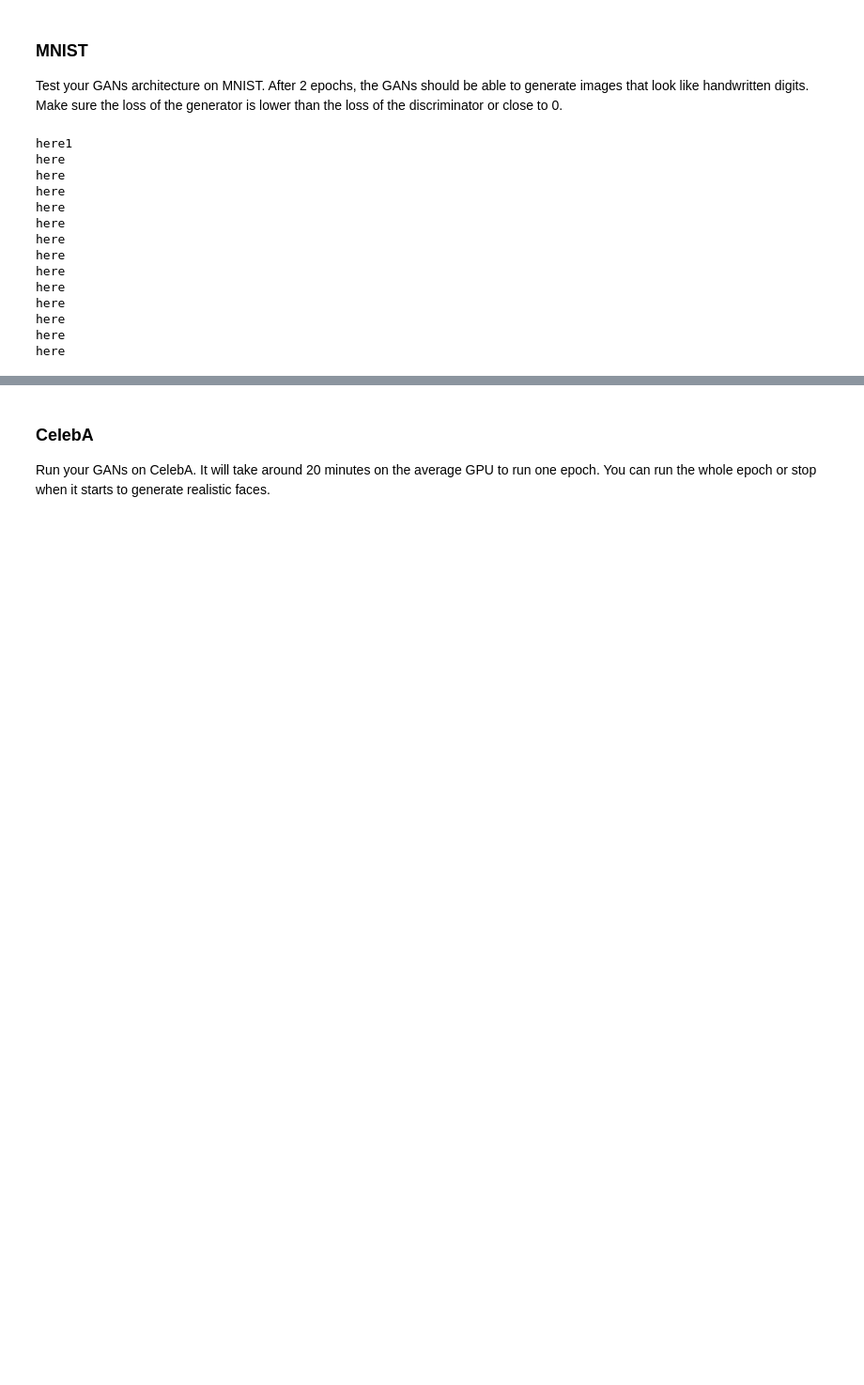
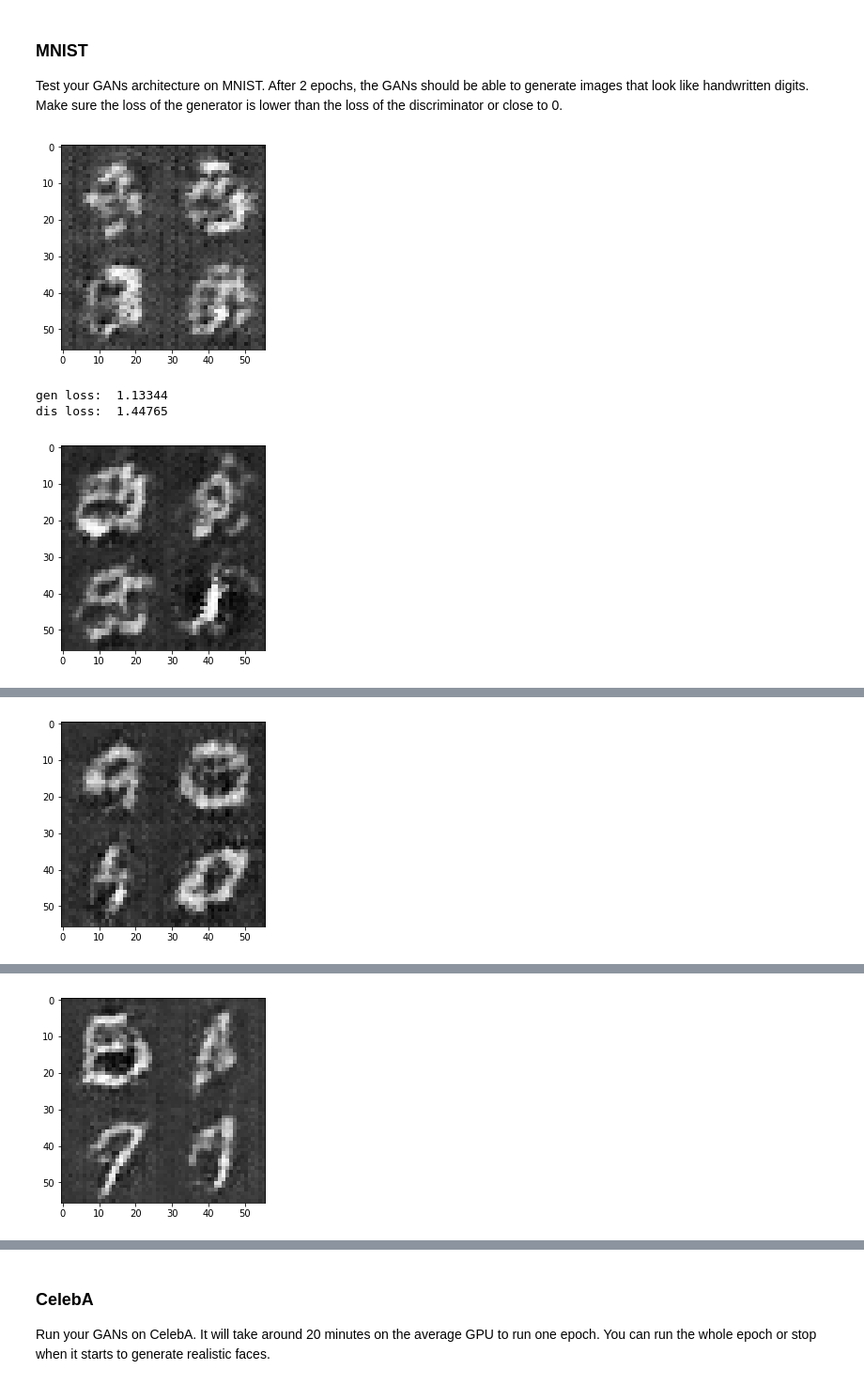
Before and after one commit to mboker/generate_faces_gan, a Jupyter notebook: dlnd_face_generation.ipynb, the cells around one changed output, grey strips where cells are left out. Shown at 94% size. Saved outputs shown, nothing was run; the diff lists cells and outputs as text; code cells hidden in the pictures; blank space fills up the shorter version.

```diff
--- a/dlnd_face_generation.ipynb
+++ b/dlnd_face_generation.ipynb
@@ -187,7 +191,7 @@ def generator(z, out_channel_dim, is_train=True, alpha=0.2):
         x2 = tf.layers.batch_normalization(x2, training=is_train)
         x2 = tf.maximum(alpha * x2, x2)
 
-        x3 = tf.layers.conv2d_transpose(x2, 128, 2, strides=2, padding='same')
+        x3 = tf.layers.conv2d_transpose(x2, 64, 2, strides=2, padding='same')
         x3 = tf.layers.batch_normalization(x3, training=is_train)
         x3 = tf.maximum(alpha * x3, x3)
 
@@ -335,23 +339,29 @@ def train(epoch_count, batch_size, z_dim, learning_rate, beta1, get_batches, dat
     with tf.Session() as sess:
         sess.run(tf.global_variables_initializer())
         for epoch_i in range(epoch_count):
-            print('here1')
             for batch_images in get_batches(batch_size):
-                print('here')
                 steps += 1
                 batch_z = np.random.uniform(-1, 1, size=(batch_size, z_dim))
 
-                _ = sess.run(d_opt,
+                _, batch_dis_loss = sess.run([d_opt, d_loss],
                              feed_dict={input_real: batch_images,
                                         input_z: batch_z,
                                         learning_rate_ph: learning_rate})
-                _ = sess.run(g_opt,
+                _, batch_gen_loss = sess.run([g_opt, g_loss],
+                             feed_dict={input_real: batch_images,
+                                        input_z: batch_z,
+                                        learning_rate_ph: learning_rate})
+                _, batch_gen_loss = sess.run([g_opt, g_loss],
                              feed_dict={input_real: batch_images,
                                         input_z: batch_z,
                                         learning_rate_ph: learning_rate})
 
                 if steps % 100 == 0:
                     show_generator_output(sess, 5, input_z, data_shape[3], data_image_mode)
+                    train_loss_d = d_loss.eval({input_z: batch_z, input_real: batch_images})
+                    train_loss_g = g_loss.eval({input_z: batch_z})
+                    print('gen loss: ', train_loss_g)
+                    print('dis loss: ', train_loss_d)
 
 #         saver.save(sess, './checkpoints/generator.ckpt')
 # %% [markdown]
@@ -359,32 +369,22 @@ def train(epoch_count, batch_size, z_dim, learning_rate, beta1, get_batches, dat
 Test your GANs architecture on MNIST.  After 2 epochs, the GANs should be able to generate images that look like handwritten digits.  Make sure the loss of the generator is lower than the loss of the discriminator or close to 0.
 # %%
 batch_size = 64
-z_dim = 50
-learning_rate = .001
-beta1 = 1
+z_dim = 64
+learning_rate = .005
+beta1 = .6
 
 
 """
 DON'T MODIFY ANYTHING IN THIS CELL THAT IS BELOW THIS LINE
 """
 epochs = 2
 
 mnist_dataset = helper.Dataset('mnist', glob(os.path.join(data_dir, 'mnist/*.jpg')))
 with tf.Graph().as_default():
     train(epochs, batch_size, z_dim, learning_rate, beta1, mnist_dataset.get_batches,
           mnist_dataset.shape, mnist_dataset.image_mode)
 # %% [output]
+[figure, added]
-here1
-here
-here
-here
-here
-here
-here
-here
-here
-here
-here
-here
-here
-here
+gen loss:  1.13344
+dis loss:  1.44765
+[figure, added]
@@ -391,0 +393 @@ KeyboardInterrupt:
+[figure, added]
@@ -391,0 +396 @@ KeyboardInterrupt:
+[figure, added]
```
Also changed, not shown: parts of 6 cells of this notebook.
